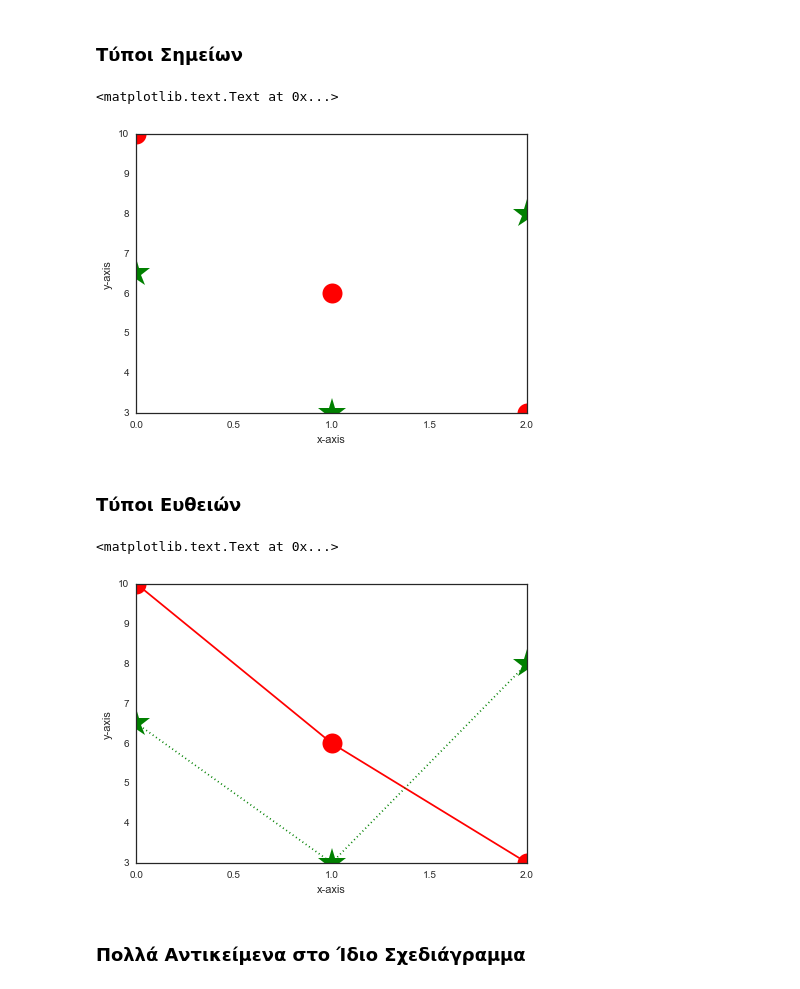
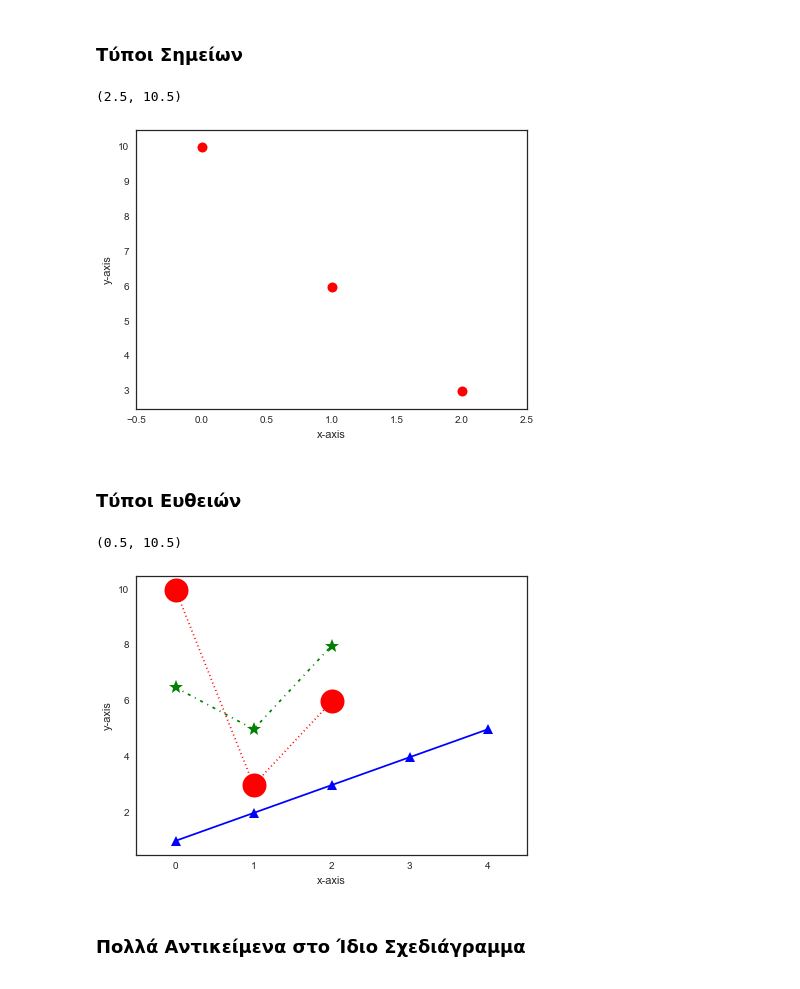
Before and after one commit to app-genesis/StatistikiMePython, a Jupyter notebook: EisagwgikiStatistikiMePython_1.ipynb, the cells around one changed output. Saved outputs shown, nothing was run; the diff lists cells and outputs as text; code cells hidden in the pictures.

```diff
--- a/EisagwgikiStatistikiMePython_1.ipynb
+++ b/EisagwgikiStatistikiMePython_1.ipynb
@@ -353,34 +353,35 @@ print hp
 #import matplotlib.pyplot as plt
 
 plt.figure(figsize=(7, 5))
-plt.plot([10,6,3],'ro',markersize=20)
-plt.plot([6.5,3,8],'g*',markersize=30)
+plt.plot([10,6,3],'ro',markersize=10) #,6,3]) #,'ro',markersize=20)
+# plt.plot([6.5,3,8],'g*',markersize=30)
 # markers = |”.” point|”,” pixel|“o” circle|“v”/“^” triangle_down/up|“<”/“>” triangle_left/right|
 plt.xlabel('x-axis')
 plt.ylabel('y-axis')
 
-# plt.xlim(-0.5,2.5)
-# plt.ylim(-0.5,10.5)
+plt.xlim(-0.5,2.5)
+plt.ylim(2.5,10.5)
 
 # plt.show()
 # %% [output]
-<matplotlib.text.Text at 0x...>
+(2.5, 10.5)
-[figure, old version]
+[figure, new version]
 # %% [markdown]
 ### Τύποι Ευθειών
 # %%
 # linestyle or ls | ‘solid’ | ‘dashed’, ‘dashdot’, ‘dotted’ | '-' | '--' | '-.' | ':' |
 
 plt.figure(figsize=(7, 5))
-plt.plot([10,6,3],'ro-',markersize=20)
-plt.plot([6.5,3,8],'g*:',markersize=30)
+plt.plot([10,3,6],'ro:',markersize=24)
+plt.plot([6.5,5,8],'g*-.',markersize=14)
+plt.plot([1,2,3,4,5],'b^-',markersize=10)
 plt.xlabel('x-axis')
 plt.ylabel('y-axis')
-# plt.xlim(-0.5,2.5)
-# plt.ylim(2.5,10.5)
+plt.xlim(-0.5,4.5)
+plt.ylim(0.5,10.5)
 # %% [output]
-<matplotlib.text.Text at 0x...>
+(0.5, 10.5)
-[figure, old version]
+[figure, new version]
 # %% [markdown]
 ### Πολλά Αντικείμενα στο Ίδιο Σχεδιάγραμμα
 # %%
```
Also changed, not shown: parts of 39 cells of this notebook, 1 other file.
